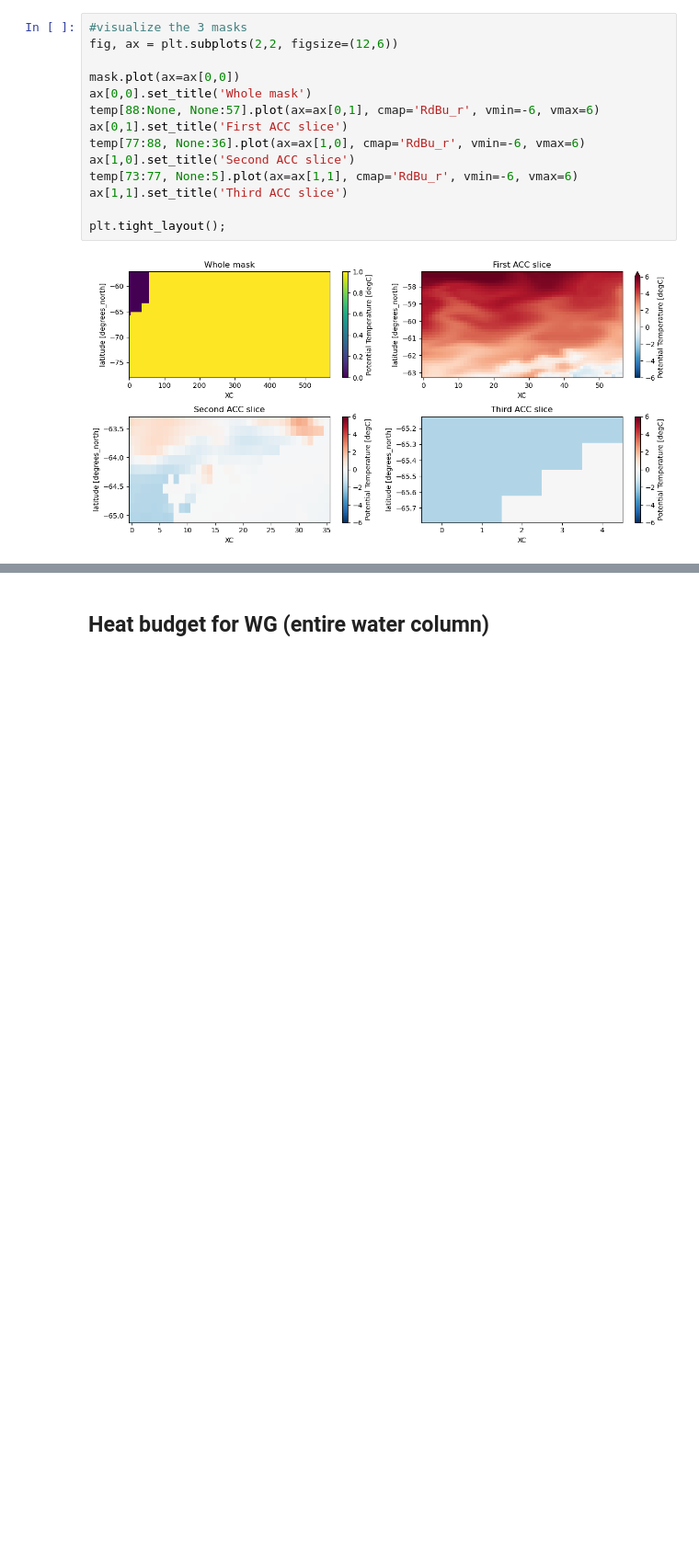
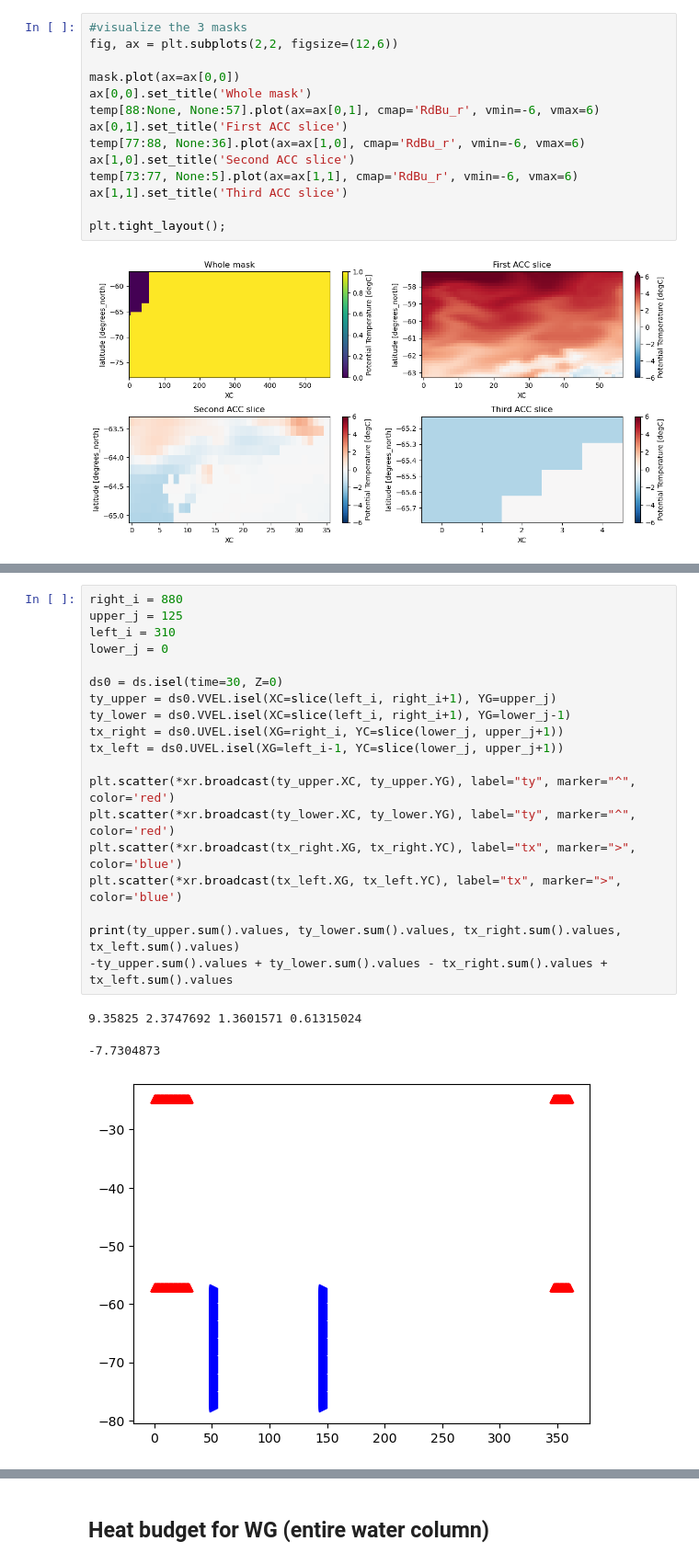
Before and after one commit to shanicetbailey/chapter1, a Jupyter notebook: SOSE-budgets/2_heat_budget.ipynb, the cells around one changed output, grey strips where cells are left out. Shown at 92% size. Saved outputs shown, nothing was run; the diff lists cells and outputs as text; blank space fills up the shorter version.

Commit message:
trying to visualize grid of adv diagnostics in order to properly close boxes

```diff
--- a/SOSE-budgets/2_heat_budget.ipynb
+++ b/SOSE-budgets/2_heat_budget.ipynb
@@ -98,0 +109,23 @@ plt.tight_layout();
+# %%
+right_i = 880
+upper_j = 125
+left_i = 310
+lower_j = 0
+
+ds0 = ds.isel(time=30, Z=0)
+ty_upper = ds0.VVEL.isel(XC=slice(left_i, right_i+1), YG=upper_j)
+ty_lower = ds0.VVEL.isel(XC=slice(left_i, right_i+1), YG=lower_j-1)
+tx_right = ds0.UVEL.isel(XG=right_i, YC=slice(lower_j, upper_j+1))
+tx_left = ds0.UVEL.isel(XG=left_i-1, YC=slice(lower_j, upper_j+1))
+
+plt.scatter(*xr.broadcast(ty_upper.XC, ty_upper.YG), label="ty", marker="^", color='red')
+plt.scatter(*xr.broadcast(ty_lower.XC, ty_lower.YG), label="ty", marker="^", color='red')
+plt.scatter(*xr.broadcast(tx_right.XG, tx_right.YC), label="tx", marker=">", color='blue')
+plt.scatter(*xr.broadcast(tx_left.XG, tx_left.YC), label="tx", marker=">", color='blue')
+
+print(ty_upper.sum().values, ty_lower.sum().values, tx_right.sum().values, tx_left.sum().values)
+-ty_upper.sum().values + ty_lower.sum().values - tx_right.sum().values + tx_left.sum().values
+# %% [output]
+9.35825 2.3747692 1.3601571 0.61315024
+-7.7304873
+[figure, added]
```
Also changed, not shown: parts of 6 cells of this notebook.
